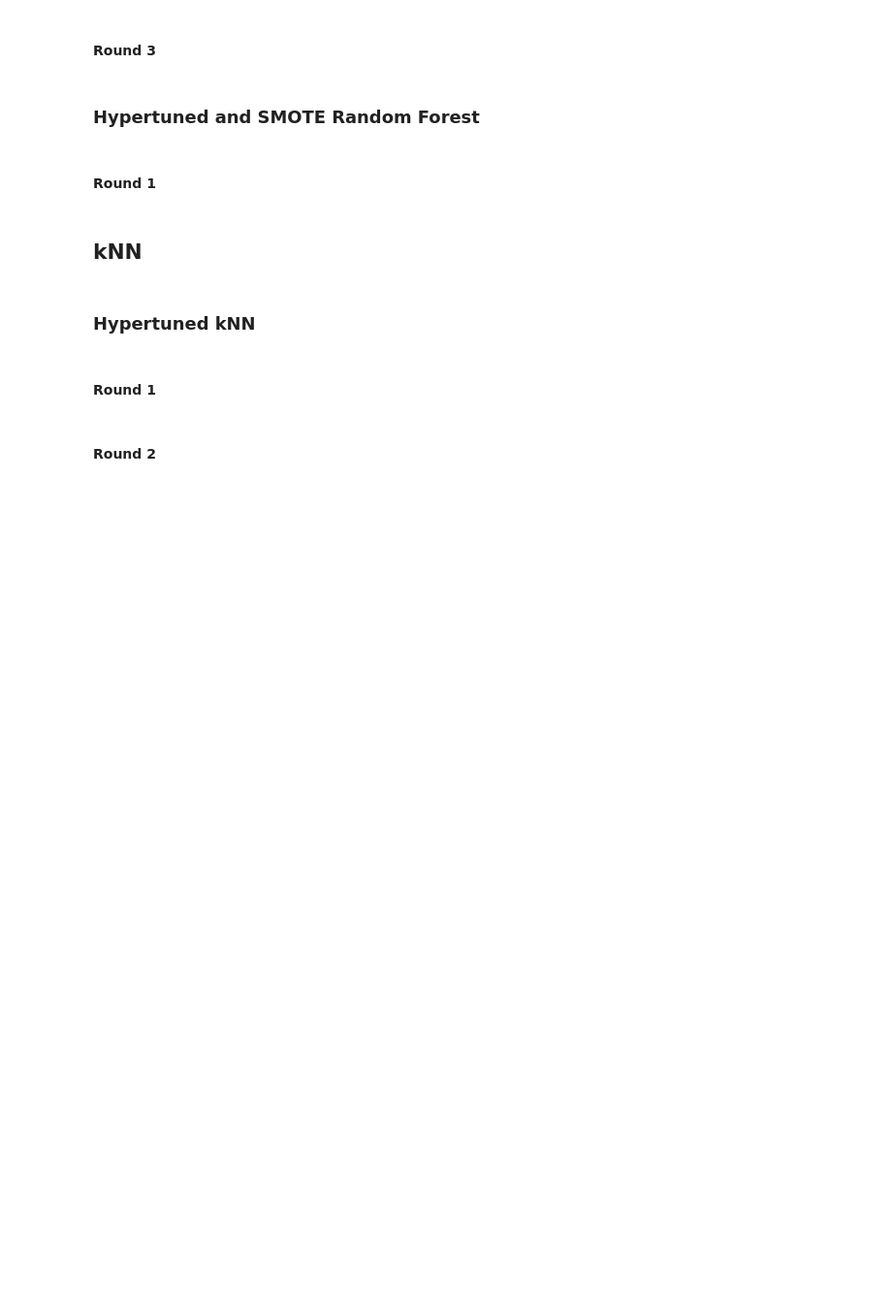
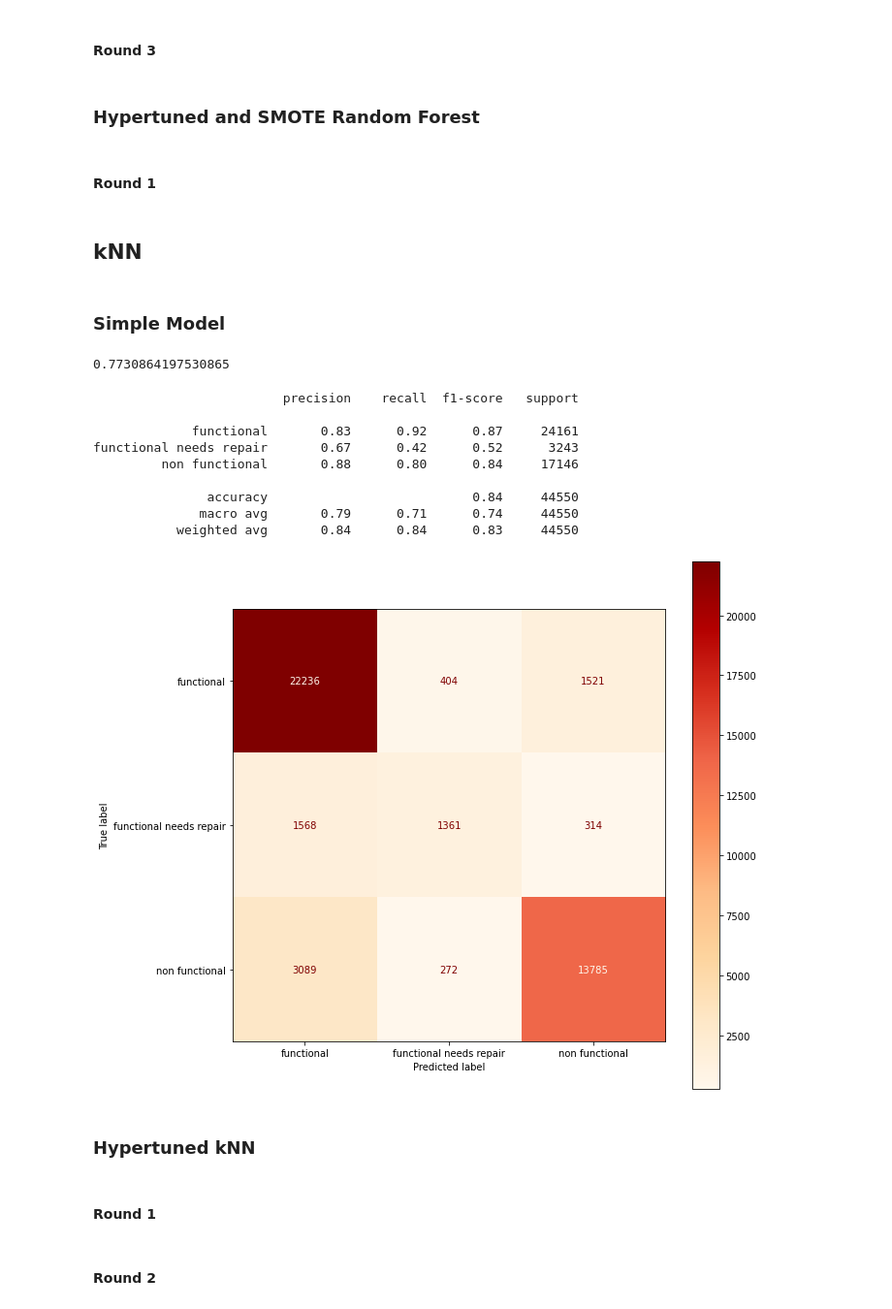
Before and after one commit to ssaeed85/dsc-ph3-TanzaniaWaterWell, a Jupyter notebook: Notebook_DataCleaning.ipynb, the cells around one changed output. Shown: that part at 97% size. Cells and saved outputs as stored; diff of their text form; code cells hidden in the pictures; blank space fills up the shorter version.

```diff
--- a/Notebook_DataCleaning.ipynb
+++ b/Notebook_DataCleaning.ipynb
@@ -389,13 +453,43 @@ rfc_imb_gs1.best_estimator_
 rfc_imb_gs1.best_score_
 # %% [markdown]
 ## kNN
+# %% [markdown]
+### Simple Model
+# %%
+ct = ColumnTransformer(transformers=[
+
+    ('ct_cyr', subpipe_num, ['construction_year']),
+
+    # Note: region is passed to allow groupby. Not returned.
+    ('ct_coord', subpipe_coord, ['latitude', 'longitude', 'region']),
+
+    ('ct_cat1', subpipe_cat1, ['public_meeting','scheme_management', 'permit', 'source_class']),
+
+    ('ct_cat2', subpipe_cat2, ['basin', 'extraction_type_class', 'management', 'payment', 'quality_group',
+                               'quantity', 'source_type', 'waterpoint_type_group']),
+
+])
 # %%
 knn_model_pipe = Pipeline([
+    ('ct',ct),
    ('knn',KNeighborsClassifier())
 ])
 
 knn_model_pipe.fit(X_train,y_train)
-filePath = f'models/{knn_model_pipe=}'.split('=')[0] + '.sav'
-pickle.dump(knn_model_pipe, open(filePath, 'wb'))
 
 cross_val_score(knn_model_pipe,X_train,y_train,cv=5).mean()
+# %% [output]
+0.7730864197530865
+# %%
+modelReport(knn_model_pipe,X_train,y_train)
+# %% [output]
+                         precision    recall  f1-score   support
+
+             functional       0.83      0.92      0.87     24161
+functional needs repair       0.67      0.42      0.52      3243
+         non functional       0.88      0.80      0.84     17146
+
+               accuracy                           0.84     44550
+              macro avg       0.79      0.71      0.74     44550
+           weighted avg       0.84      0.84      0.83     44550
+[figure, added]
```
Also changed, not shown: parts of 22 cells of this notebook.
